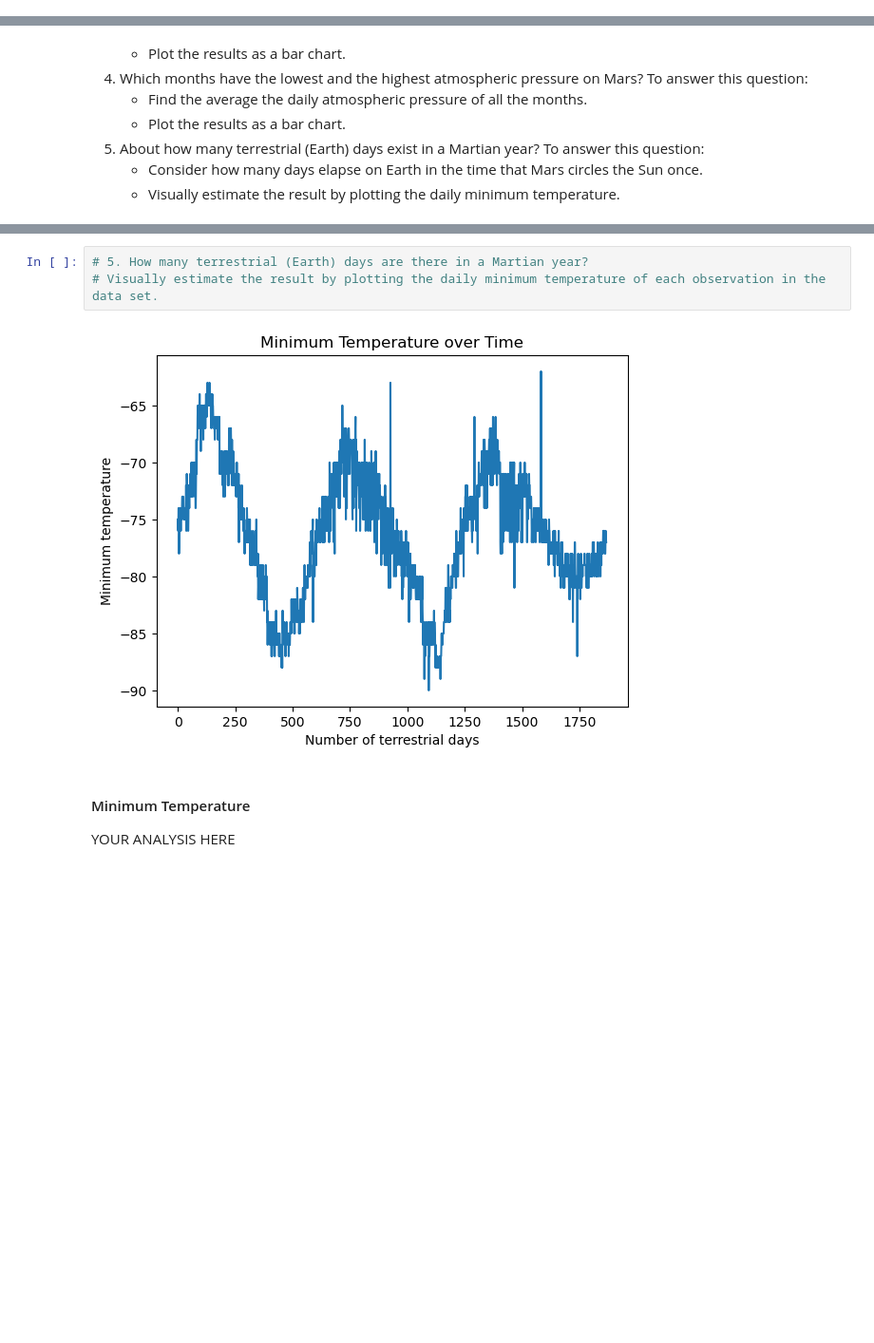
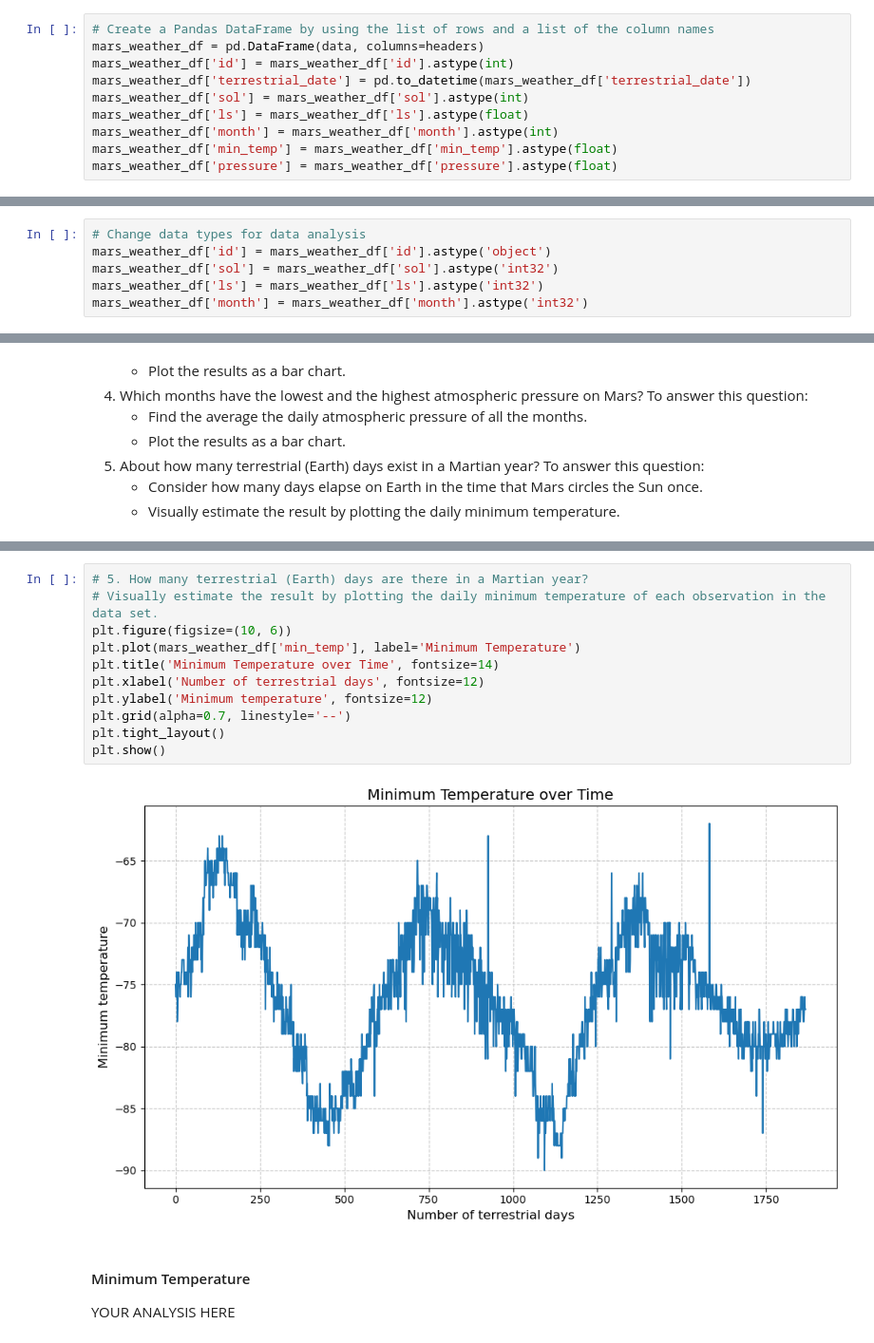
Before and after one commit to AzaniaHH/Module-11-Data-Collection-Challenge, a Jupyter notebook: part_2_mars_weather.ipynb, the cells around one changed output, grey strips where cells are left out. Shown at 95% size. Cells and saved outputs as stored; diff of their text form; blank space fills up the shorter version.

```diff
--- a/part_2_mars_weather.ipynb
+++ b/part_2_mars_weather.ipynb
@@ -59,2 +44,12 @@ Assemble the scraped data into a Pandas DataFrame. The columns should have the s
+# %%
+# Create a Pandas DataFrame by using the list of rows and a list of the column names
+mars_weather_df = pd.DataFrame(data, columns=headers)
+mars_weather_df['id'] = mars_weather_df['id'].astype(int)
+mars_weather_df['terrestrial_date'] = pd.to_datetime(mars_weather_df['terrestrial_date'])
+mars_weather_df['sol'] = mars_weather_df['sol'].astype(int)
+mars_weather_df['ls'] = mars_weather_df['ls'].astype(float)
+mars_weather_df['month'] = mars_weather_df['month'].astype(int)
+mars_weather_df['min_temp'] = mars_weather_df['min_temp'].astype(float)
+mars_weather_df['pressure'] = mars_weather_df['pressure'].astype(float)
 # %%
 # Confirm DataFrame was created successfully
@@ -87,2 +95,8 @@ dtype: object
+# %%
+# Change data types for data analysis
+mars_weather_df['id'] = mars_weather_df['id'].astype('object')
+mars_weather_df['sol'] = mars_weather_df['sol'].astype('int32')
+mars_weather_df['ls'] = mars_weather_df['ls'].astype('int32')
+mars_weather_df['month'] = mars_weather_df['month'].astype('int32')
 # %%
 # Confirm type changes were successful by examining data types again
@@ -172,8 +241,16 @@ Name: pressure, dtype: float64
 # %%
 # 5. How many terrestrial (Earth) days are there in a Martian year?
 # Visually estimate the result by plotting the daily minimum temperature of each observation in the data set.
+plt.figure(figsize=(10, 6))
+plt.plot(mars_weather_df['min_temp'], label='Minimum Temperature')
+plt.title('Minimum Temperature over Time', fontsize=14)
+plt.xlabel('Number of terrestrial days', fontsize=12)
+plt.ylabel('Minimum temperature', fontsize=12)
+plt.grid(alpha=0.7, linestyle='--')
+plt.tight_layout()
+plt.show()
 # %% [output]
-[figure, old version]
+[figure, new version]
 # %% [markdown]
 #### Minimum Temperature
 
```
Also changed, not shown: parts of 22 cells of this notebook.
